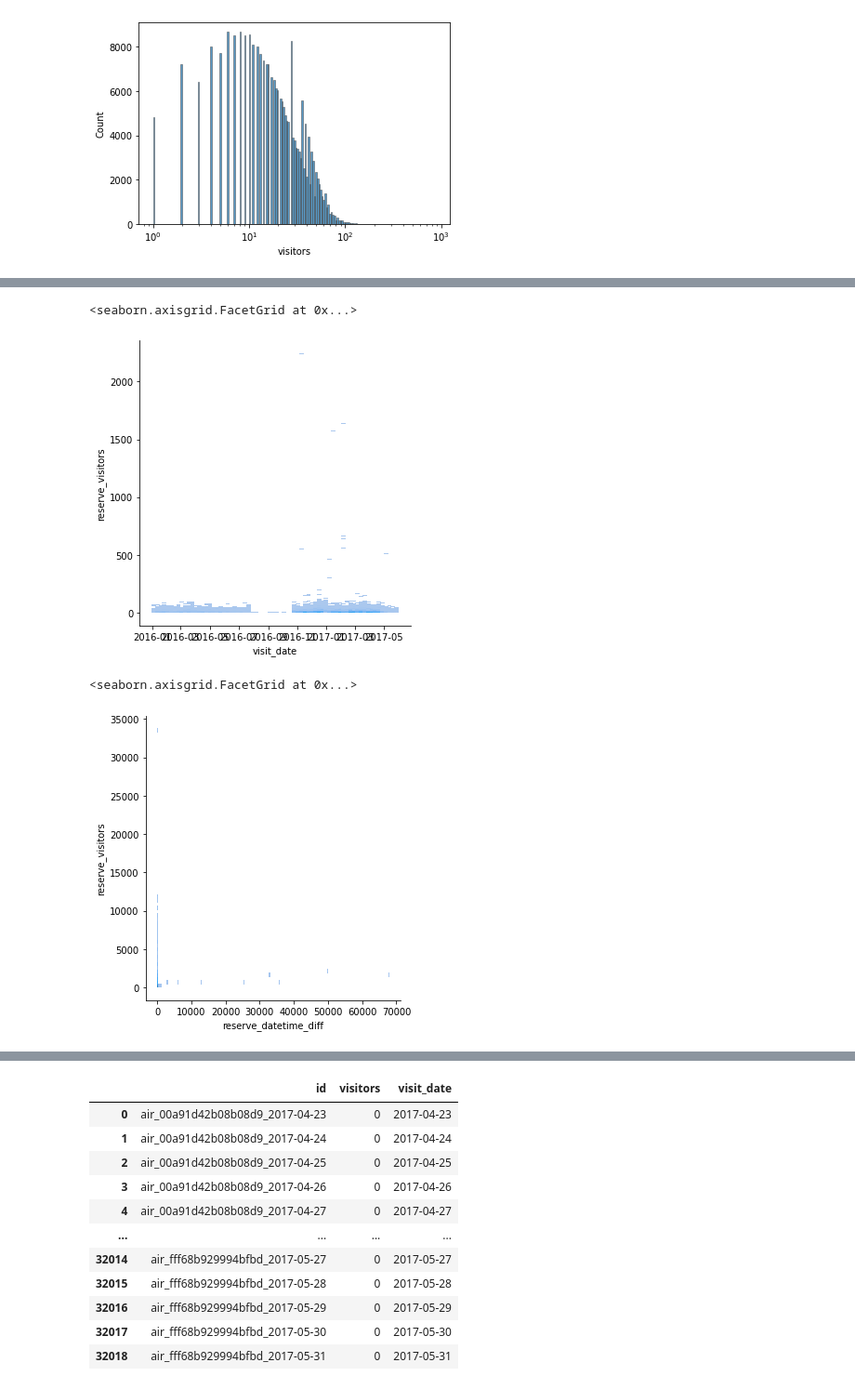
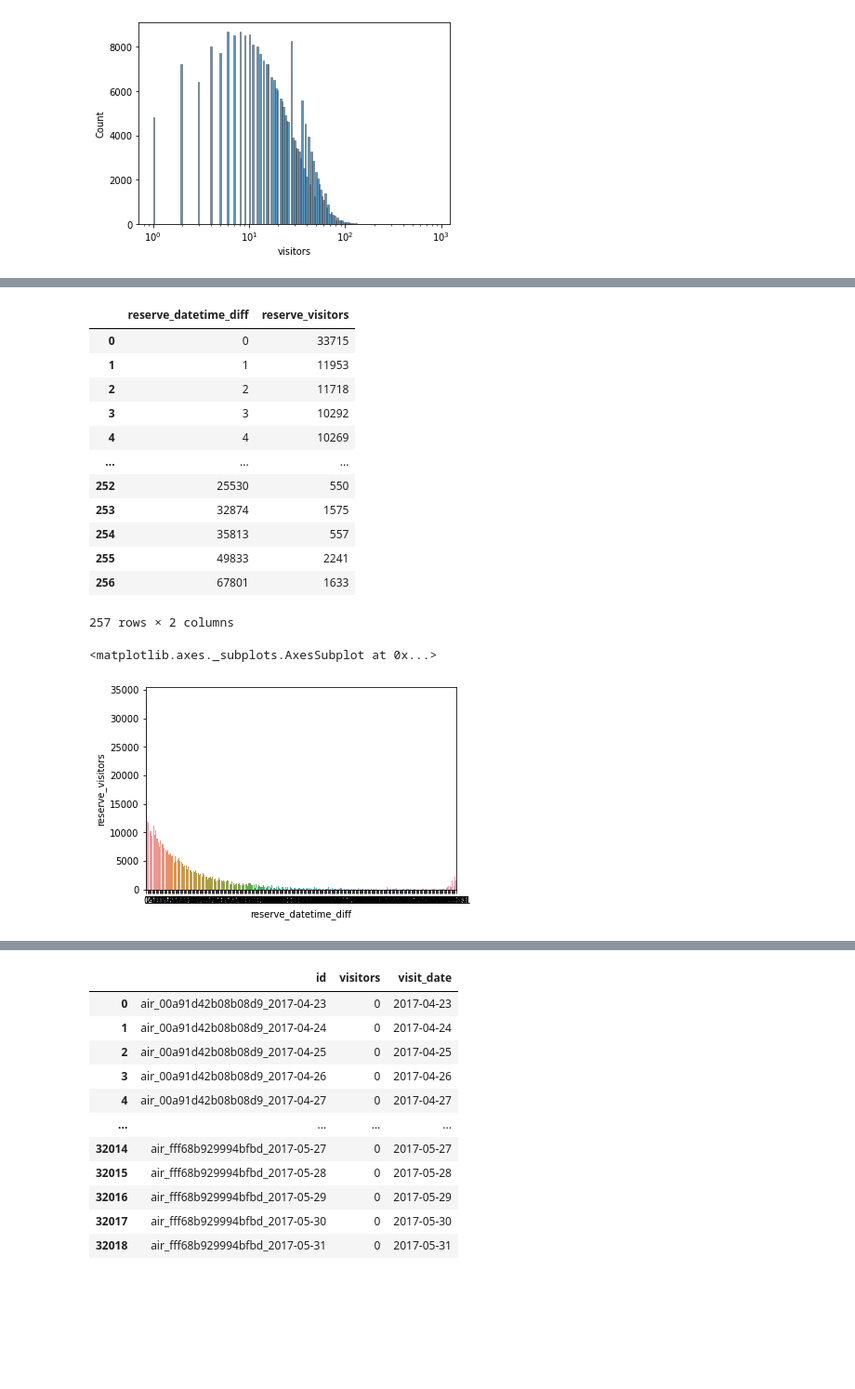
Before and after one commit to minji2744/AIFFEL, a Jupyter notebook: Hackerton/1st/AIFFEL_Hackerton_1st.ipynb, the cells around one changed output, grey strips where cells are left out. Shown at 93% size. Drawn from its saved outputs; the diff is of its cells as text; code cells hidden in the pictures; blank space fills up the shorter version.

```diff
--- a/Hackerton/1st/AIFFEL_Hackerton_1st.ipynb
+++ b/Hackerton/1st/AIFFEL_Hackerton_1st.ipynb
@@ -162,14 +179,25 @@ plt.show()
-# %%
-sns.displot(data["ar"], x = data["ar"]["visit_date"], y = data["ar"]["reserve_visitors"], kind="hist")
-# %% [output]
-<seaborn.axisgrid.FacetGrid at 0x...>
-[figure, removed]
 # %%
 copy_ar_2 = copy_ar.groupby(
         ['reserve_datetime_diff'], as_index=False)[[
             'reserve_visitors'
         ]].sum()
-sns.displot(copy_ar_2, x = copy_ar_2["reserve_datetime_diff"], y = copy_ar_2["reserve_visitors"], kind="hist")
+copy_ar_2
 # %% [output]
+|  | reserve_datetime_diff | reserve_visitors |
+| 0 | 0 | 33715 |
+| 1 | 1 | 11953 |
+| 2 | 2 | 11718 |
+| 3 | 3 | 10292 |
+| 4 | 4 | 10269 |
+| ... | ... | ... |
+| 252 | 25530 | 550 |
+| 253 | 32874 | 1575 |
+| 254 | 35813 | 557 |
+| 255 | 49833 | 2241 |
+| 256 | 67801 | 1633 |
-<seaborn.axisgrid.FacetGrid at 0x...>
+257 rows × 2 columns
-[figure, removed]
+# %%
+sns.barplot(x=copy_ar_2["reserve_datetime_diff"], y=copy_ar_2["reserve_visitors"])
+# %% [output]
+<matplotlib.axes._subplots.AxesSubplot at 0x...>
+[figure, added]
```
Also changed, not shown: parts of 12 cells of this notebook.
